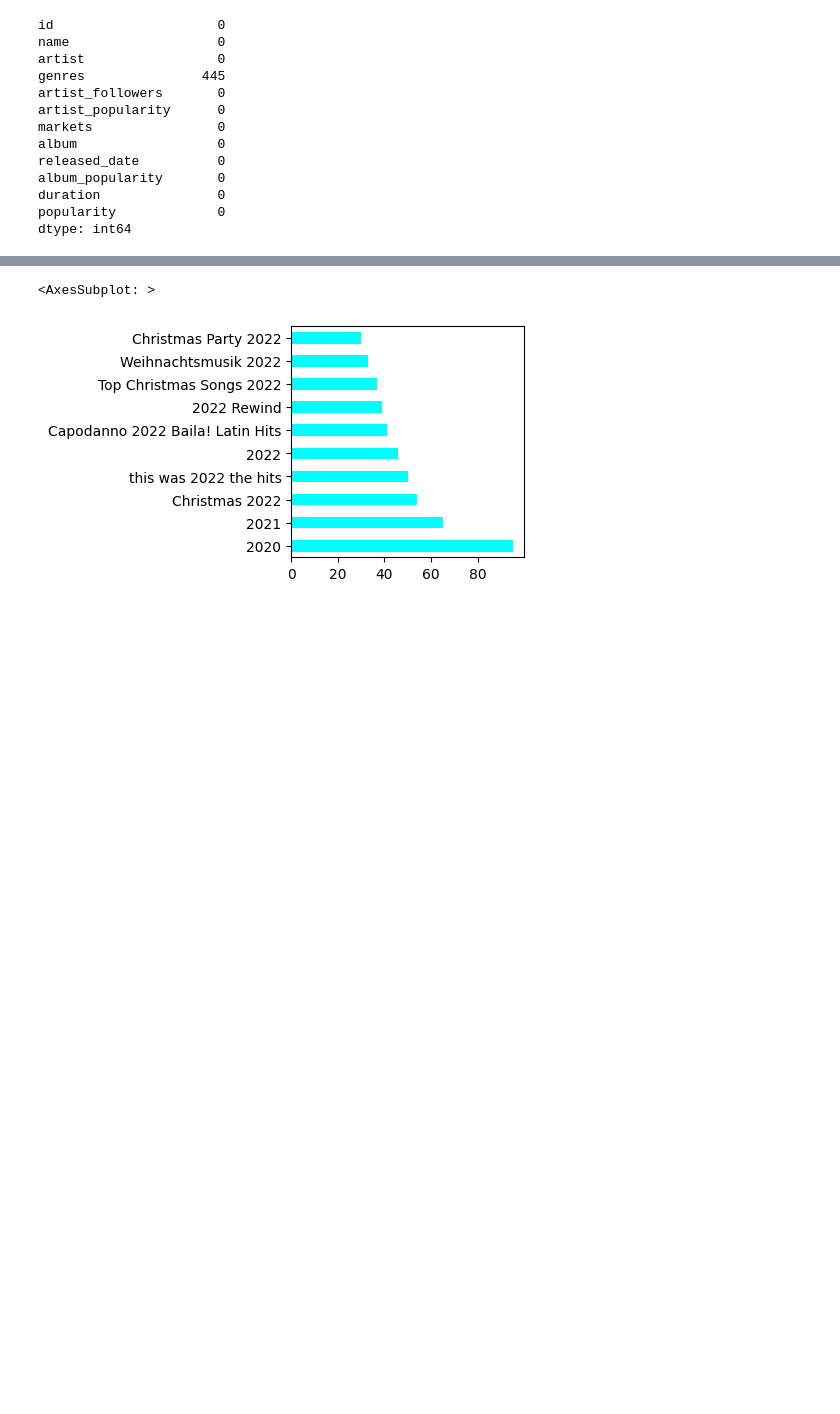
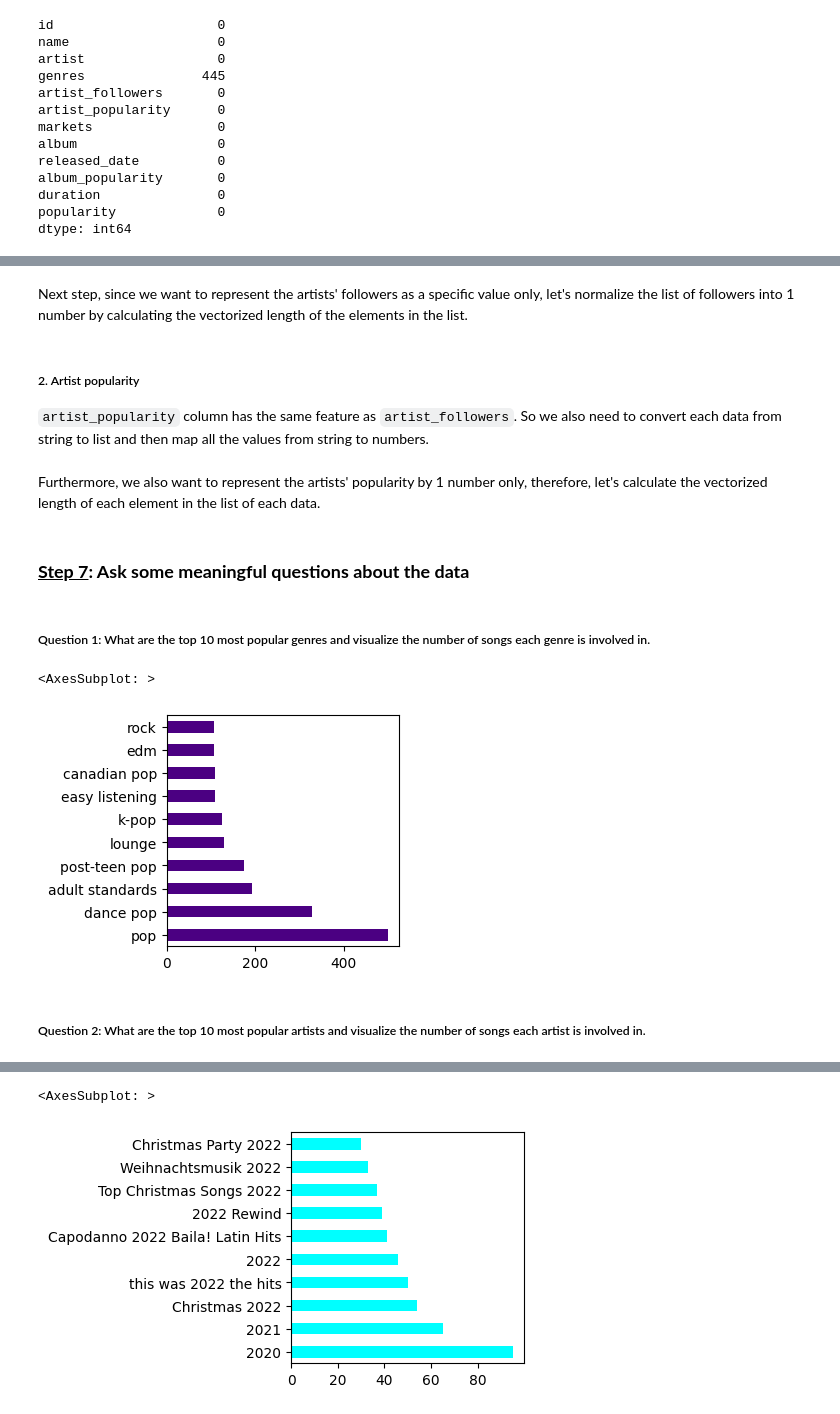
Before and after one commit to quytrungg/Final_Project_CSC14119, a Jupyter notebook: songs_data_exploration.ipynb, the cells around one changed output, grey strips where cells are left out. Saved outputs shown, nothing was run; the diff lists cells and outputs as text; code cells hidden in the pictures; blank space fills up the shorter version.

```diff
--- a/songs_data_exploration.ipynb
+++ b/songs_data_exploration.ipynb
@@ -232,0 +270,2 @@ num_albums
+# %% [markdown]
+Next step, since we want to represent the artists' followers as a specific value only, let's normalize the list of followers into 1 number by calculating the vectorized length of the elements in the list.
@@ -232,0 +275,4 @@ num_albums
+# %% [markdown]
+##### 2. Artist popularity
+
+`artist_popularity` column has the same feature as `artist_followers`. So we also need to convert each data from string to list and then map all the values from string to numbers.
@@ -232,0 +282,2 @@ num_albums
+# %% [markdown]
+Furthermore, we also want to represent the artists' popularity by 1 number only, therefore, let's calculate the vectorized length of each element in the list of each data.
@@ -232,0 +287,12 @@ num_albums
+# %% [markdown]
+### <b><u> Step 7</u>: Ask some meaningful questions about the data</b>
+# %% [markdown]
+##### Question 1: What are the top 10 most popular genres and visualize the number of songs each genre is involved in.
+# %%
+songs_df['genres'].str.join(',').str.split(',').explode().value_counts().drop(['N', 'o', 'n', 'e']) \
+                .nlargest(n=10).plot.barh(figsize=(3,3), color='indigo')
+# %% [output]
+<AxesSubplot: >
+[figure, added]
+# %% [markdown]
+##### Question 2: What are the top 10 most popular artists and visualize the number of songs each artist is involved in.
```
Also changed, not shown: parts of 84 cells of this notebook, 1 other file.
